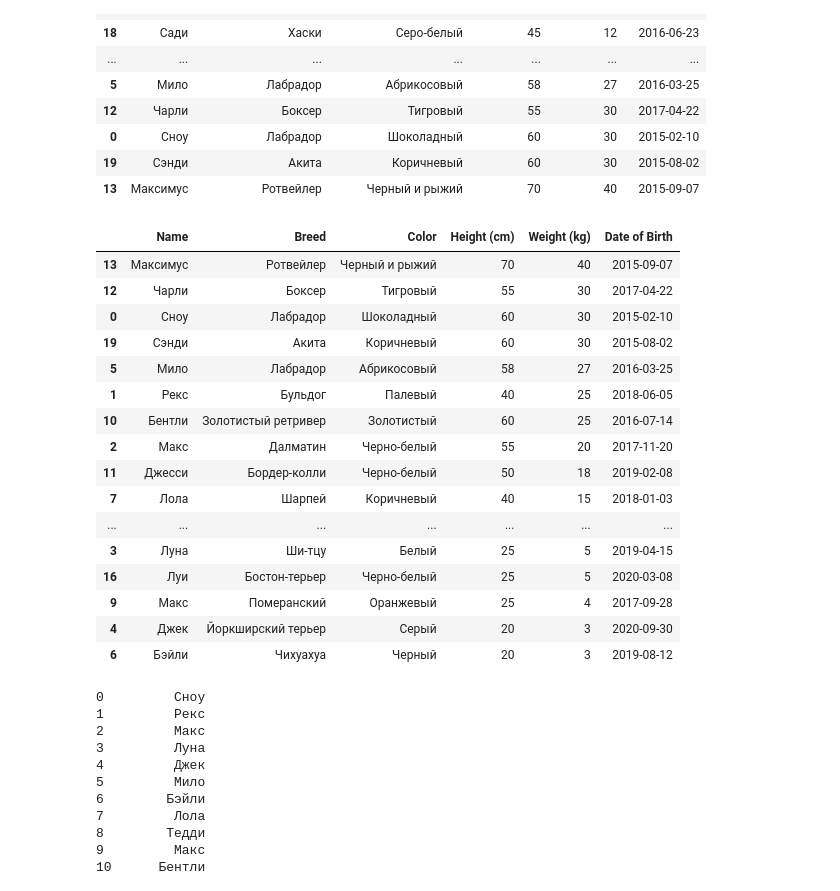
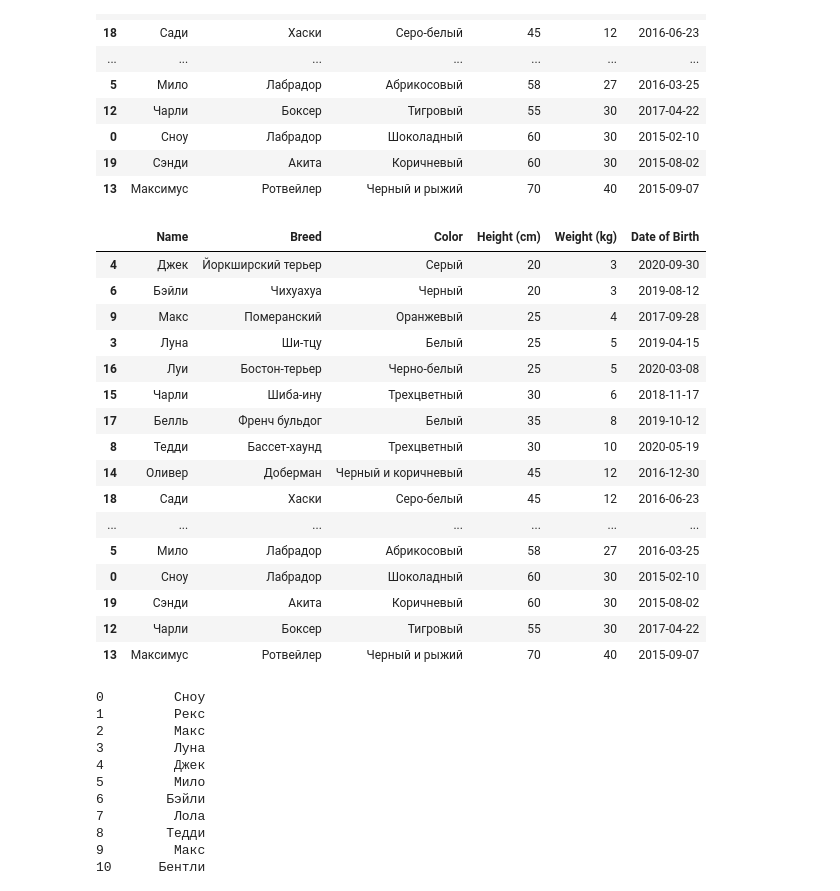
Before and after one commit to golubnichiy/big_data_10_23, a Jupyter notebook: pandas_1.ipynb, the cells around one changed output. Cells and saved outputs as stored; diff of their text form; code cells hidden in the pictures.

```diff
--- a/pandas_1.ipynb
+++ b/pandas_1.ipynb
@@ -218,25 +223,25 @@ dogs.sort_values(["Weight (kg)","Height (cm)"])
 | 19 | Сэнди | Акита | Коричневый | 60 | 30 | 2015-08-02 |
 | 13 | Максимус | Ротвейлер | Черный и рыжий | 70 | 40 | 2015-09-07 |
 # %%
-dogs.sort_values(["Weight (kg)","Height (cm)"], ascending=[False, True])
+dogs.sort_values(["Weight (kg)","Height (cm)"], ascending=[True, False])
 # %% [output]
 |  | Name | Breed | Color | Height (cm) | Weight (kg) | Date of Birth |
-| 13 | Максимус | Ротвейлер | Черный и рыжий | 70 | 40 | 2015-09-07 |
-| 12 | Чарли | Боксер | Тигровый | 55 | 30 | 2017-04-22 |
+| 4 | Джек | Йоркширский терьер | Серый | 20 | 3 | 2020-09-30 |
+| 6 | Бэйли | Чихуахуа | Черный | 20 | 3 | 2019-08-12 |
+| 9 | Макс | Померанский | Оранжевый | 25 | 4 | 2017-09-28 |
+| 3 | Луна | Ши-тцу | Белый | 25 | 5 | 2019-04-15 |
+| 16 | Луи | Бостон-терьер | Черно-белый | 25 | 5 | 2020-03-08 |
+| 15 | Чарли | Шиба-ину | Трехцветный | 30 | 6 | 2018-11-17 |
+| 17 | Белль | Френч бульдог | Белый | 35 | 8 | 2019-10-12 |
+| 8 | Тедди | Бассет-хаунд | Трехцветный | 30 | 10 | 2020-05-19 |
+| 14 | Оливер | Доберман | Черный и коричневый | 45 | 12 | 2016-12-30 |
+| 18 | Сади | Хаски | Серо-белый | 45 | 12 | 2016-06-23 |
+| ... | ... | ... | ... | ... | ... | ... |
+| 5 | Мило | Лабрадор | Абрикосовый | 58 | 27 | 2016-03-25 |
 | 0 | Сноу | Лабрадор | Шоколадный | 60 | 30 | 2015-02-10 |
 | 19 | Сэнди | Акита | Коричневый | 60 | 30 | 2015-08-02 |
-| 5 | Мило | Лабрадор | Абрикосовый | 58 | 27 | 2016-03-25 |
-| 1 | Рекс | Бульдог | Палевый | 40 | 25 | 2018-06-05 |
-| 10 | Бентли | Золотистый ретривер | Золотистый | 60 | 25 | 2016-07-14 |
-| 2 | Макс | Далматин | Черно-белый | 55 | 20 | 2017-11-20 |
-| 11 | Джесси | Бордер-колли | Черно-белый | 50 | 18 | 2019-02-08 |
-| 7 | Лола | Шарпей | Коричневый | 40 | 15 | 2018-01-03 |
-| ... | ... | ... | ... | ... | ... | ... |
-| 3 | Луна | Ши-тцу | Белый | 25 | 5 | 2019-04-15 |
-| 16 | Луи | Бостон-терьер | Черно-белый | 25 | 5 | 2020-03-08 |
-| 9 | Макс | Померанский | Оранжевый | 25 | 4 | 2017-09-28 |
-| 4 | Джек | Йоркширский терьер | Серый | 20 | 3 | 2020-09-30 |
-| 6 | Бэйли | Чихуахуа | Черный | 20 | 3 | 2019-08-12 |
+| 12 | Чарли | Боксер | Тигровый | 55 | 30 | 2017-04-22 |
+| 13 | Максимус | Ротвейлер | Черный и рыжий | 70 | 40 | 2015-09-07 |
 # %%
 dogs["Name"]
 # %% [output]
```
Also changed, not shown: parts of 61 cells of this notebook, 1 other file.
